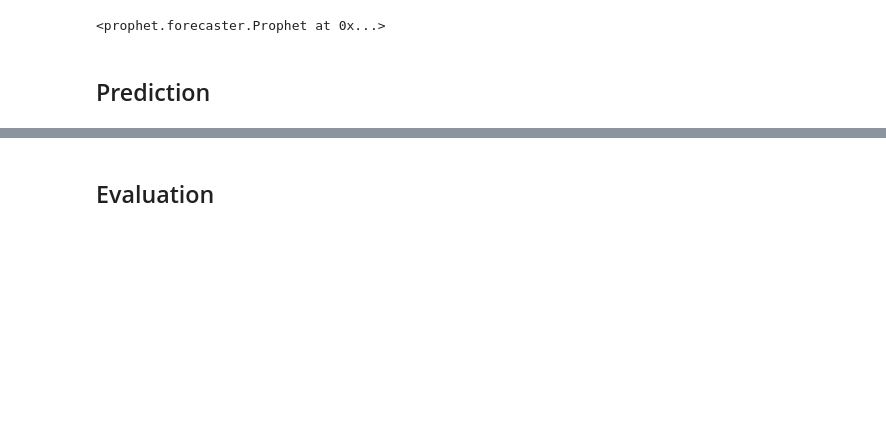
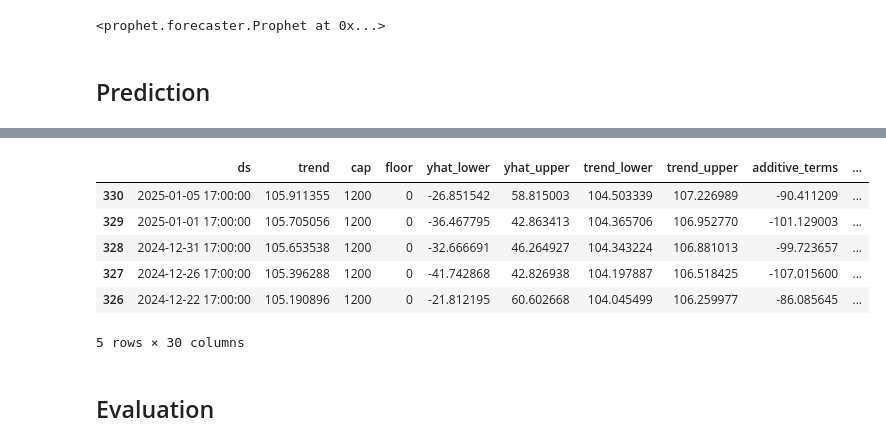
Before and after one commit to mathieuteti2002/COVID-19-ICU-Occupancy-Prediction-with-AI, a Jupyter notebook: covid_ia_prediction.ipynb, the cells around one changed output, grey strips where cells are left out. Saved outputs shown, nothing was run; the diff lists cells and outputs as text; code cells hidden in the pictures; blank space fills up the shorter version.

```diff
--- a/covid_ia_prediction.ipynb
+++ b/covid_ia_prediction.ipynb
@@ -137,5 +130,13 @@ forecast = m.predict(future)
 # %%
-#forecast.sort_values("ds", ascending=False).head()
+forecast.sort_values("ds", ascending=False).head()
+# %% [output]
+|  | ds | trend | cap | floor | yhat_lower | yhat_upper | trend_lower | trend_upper | additive_terms | ... |
+| 330 | 2025-01-05 17:00:00 | 105.911355 | 1200 | 0 | -26.851542 | 58.815003 | 104.503339 | 107.226989 | -90.411209 | ... |
+| 329 | 2025-01-01 17:00:00 | 105.705056 | 1200 | 0 | -36.467795 | 42.863413 | 104.365706 | 106.952770 | -101.129003 | ... |
+| 328 | 2024-12-31 17:00:00 | 105.653538 | 1200 | 0 | -32.666691 | 46.264927 | 104.343224 | 106.881013 | -99.723657 | ... |
+| 327 | 2024-12-26 17:00:00 | 105.396288 | 1200 | 0 | -41.742868 | 42.826938 | 104.197887 | 106.518425 | -107.015600 | ... |
+| 326 | 2024-12-22 17:00:00 | 105.190896 | 1200 | 0 | -21.812195 | 60.602668 | 104.045499 | 106.259977 | -86.085645 | ... |
+5 rows × 30 columns
 # %% [markdown]
 ## Evaluation
 # %%
```
Also changed, not shown: parts of 14 cells of this notebook.
